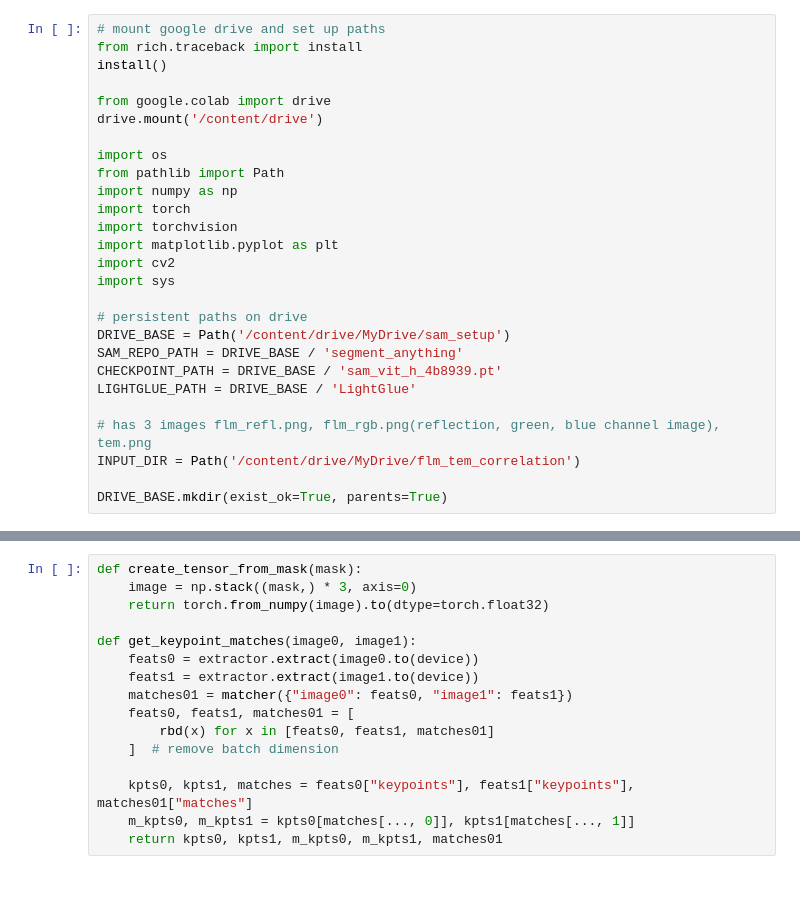
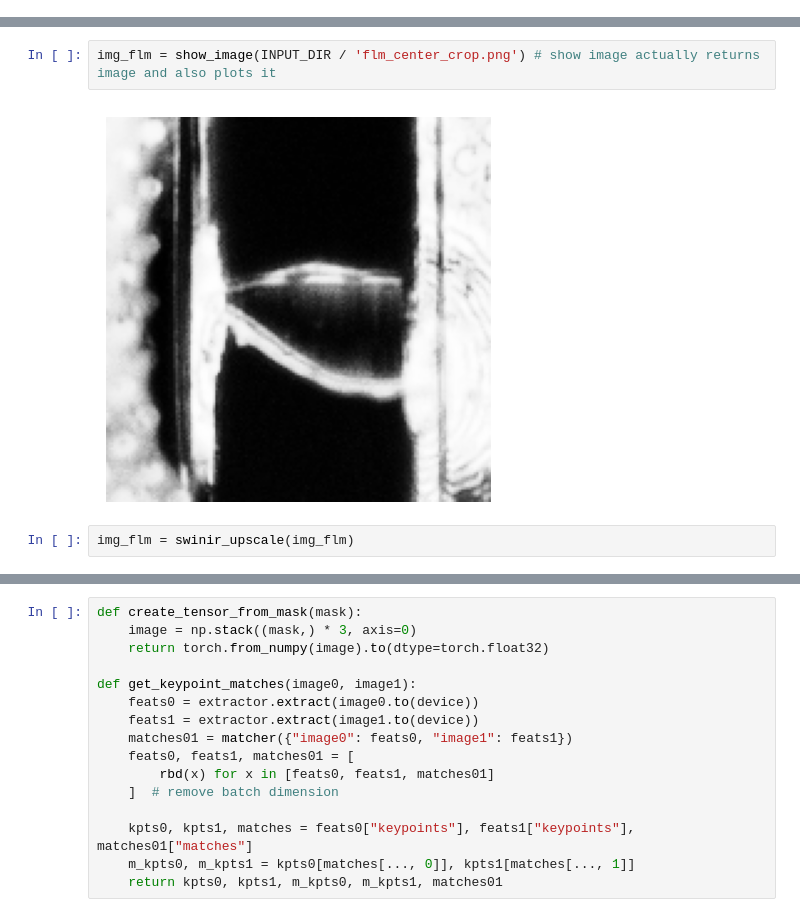
Before and after one commit to Sarztak/flm-tem-correlation, a Jupyter notebook: automatic_mask_generator_flm_tem.ipynb, the cells around one changed output, grey strips where cells are left out. Saved outputs shown, nothing was run; the diff lists cells and outputs as text; blank space fills up the shorter version.

```diff
--- a/automatic_mask_generator_flm_tem.ipynb
+++ b/automatic_mask_generator_flm_tem.ipynb
@@ -1,27 +0,0 @@
-# %%
-# mount google drive and set up paths
-from rich.traceback import install
-install()
-
-from google.colab import drive
-drive.mount('/content/drive')
-
-import os
-from pathlib import Path
-import numpy as np
-import torch
-import torchvision
-import matplotlib.pyplot as plt
-import cv2
-import sys
-
-# persistent paths on drive
-DRIVE_BASE = Path('/content/drive/MyDrive/sam_setup')
-SAM_REPO_PATH = DRIVE_BASE / 'segment_anything'
-CHECKPOINT_PATH = DRIVE_BASE / 'sam_vit_h_4b8939.pt'
-LIGHTGLUE_PATH = DRIVE_BASE / 'LightGlue'
-
-# has 3 images flm_refl.png, flm_rgb.png(reflection, green, blue channel image), tem.png
-INPUT_DIR = Path('/content/drive/MyDrive/flm_tem_correlation')
-
-DRIVE_BASE.mkdir(exist_ok=True, parents=True)
@@ -156,0 +56,6 @@ show_mask_over_image(mask_flm, img_flm)
+# %%
+img_flm = show_image(INPUT_DIR / 'flm_center_crop.png') # show image actually returns image and also plots it
+# %% [output]
+[figure, added]
+# %%
+img_flm = swinir_upscale(img_flm)
```
Also changed, not shown: parts of 40 cells of this notebook, 1 other file.
